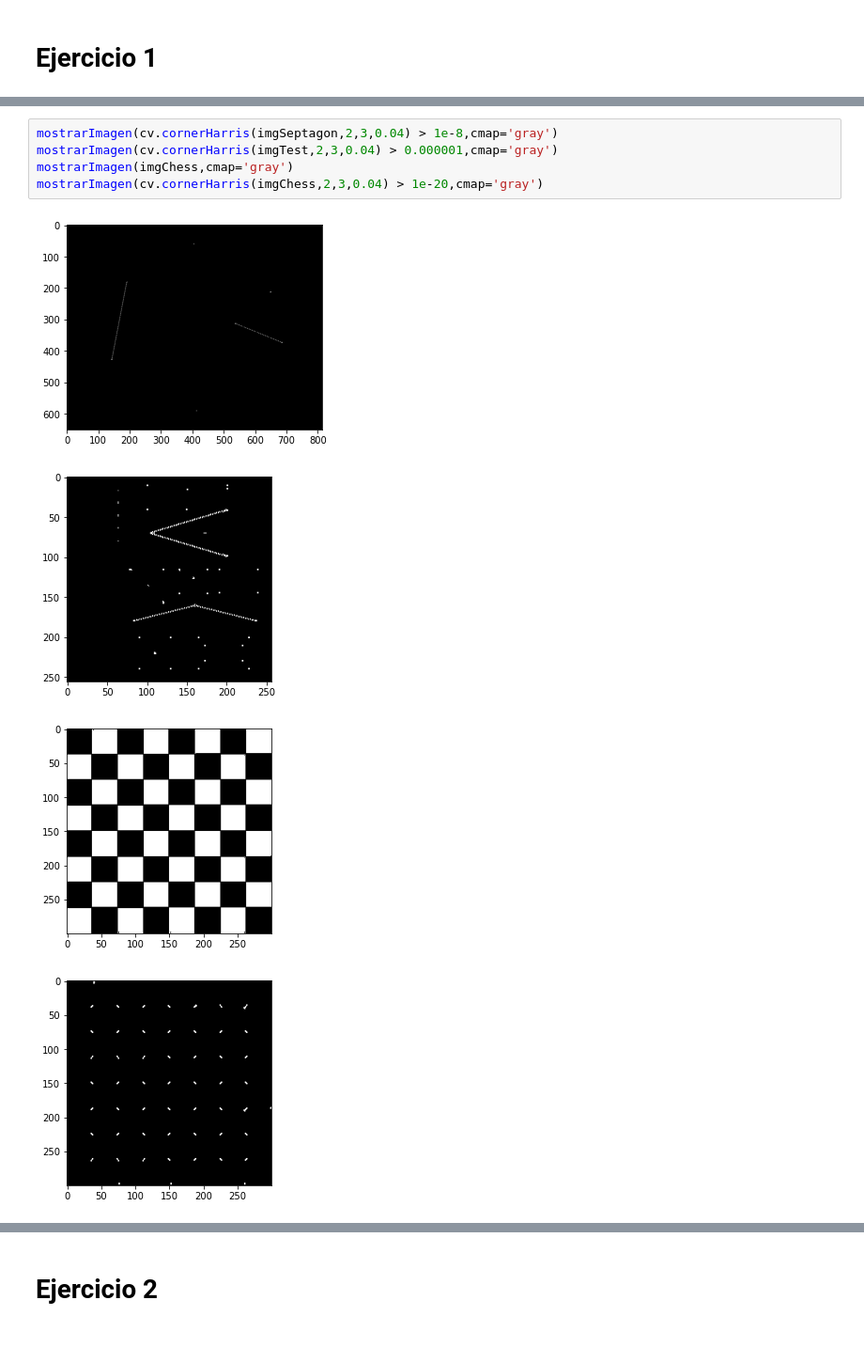
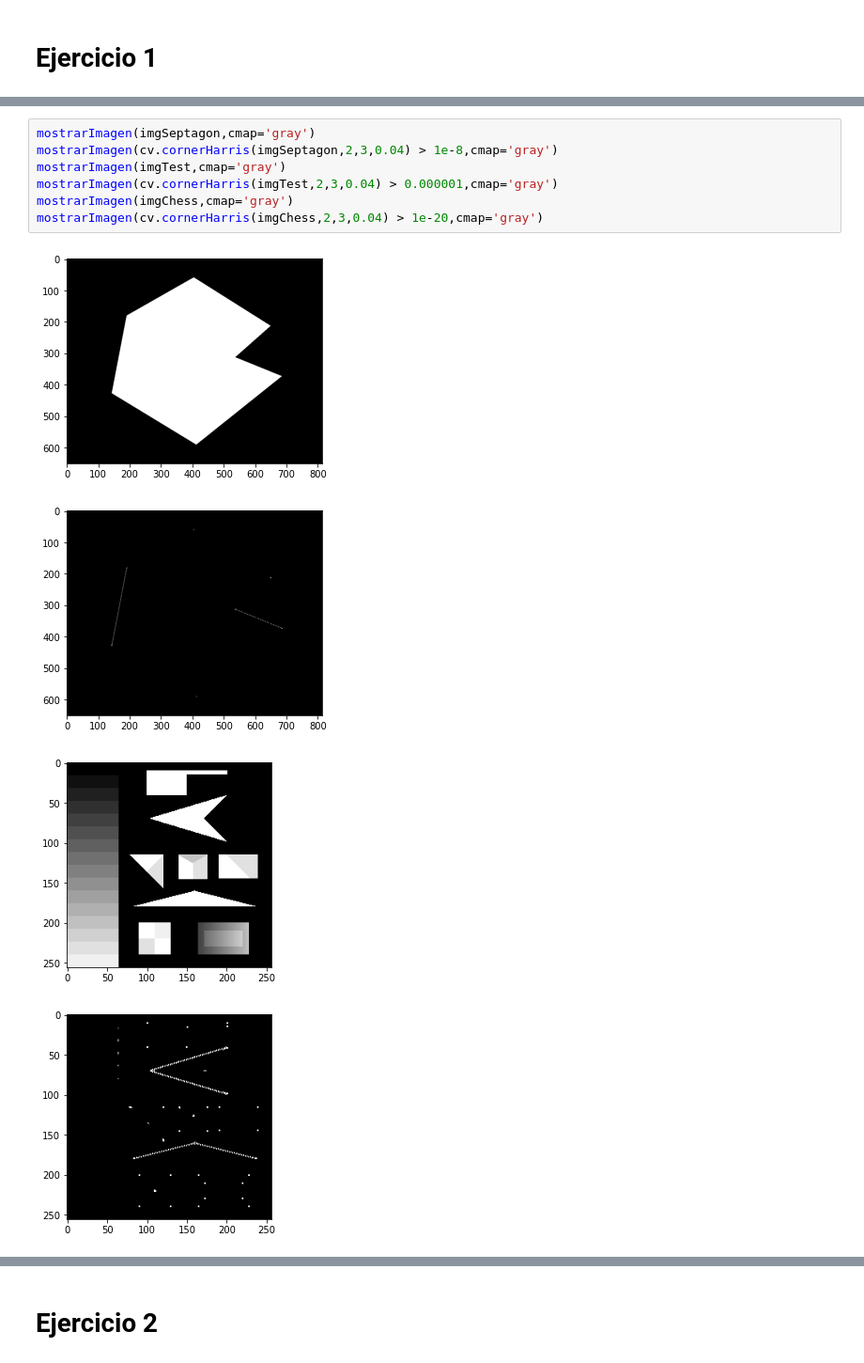
Before and after one commit to maurosch/Procesamiento-Digital-de-Imagenes, a Jupyter notebook: Guias/5 - Detección lineas y esquinas.ipynb, the cells around one changed output, grey strips where cells are left out. Shown at 94% size. Saved outputs shown, nothing was run; the diff lists cells and outputs as text.

```diff
--- a/Guias/5 - Detección lineas y esquinas.ipynb
+++ b/Guias/5 - Detección lineas y esquinas.ipynb
@@ -115,12 +124,14 @@ def detectCorners(img, n=6, threshold=0.5):
 
     return imgCopy#nonMaxSupression(imgCopy)
 # %%
+mostrarImagen(imgSeptagon,cmap='gray')
 mostrarImagen(cv.cornerHarris(imgSeptagon,2,3,0.04) > 1e-8,cmap='gray')
+mostrarImagen(imgTest,cmap='gray')
 mostrarImagen(cv.cornerHarris(imgTest,2,3,0.04) > 0.000001,cmap='gray')
 mostrarImagen(imgChess,cmap='gray')
 mostrarImagen(cv.cornerHarris(imgChess,2,3,0.04) > 1e-20,cmap='gray')
 # %% [output]
-[figure, old version]
+[figure, new version]
-[figure, old version]
+[figure, new version]
-[figure, old version]
+[figure, new version]
-[figure, old version]
+[figure, new version]
```
Also changed, not shown: parts of 6 cells of this notebook, 2 other files.
